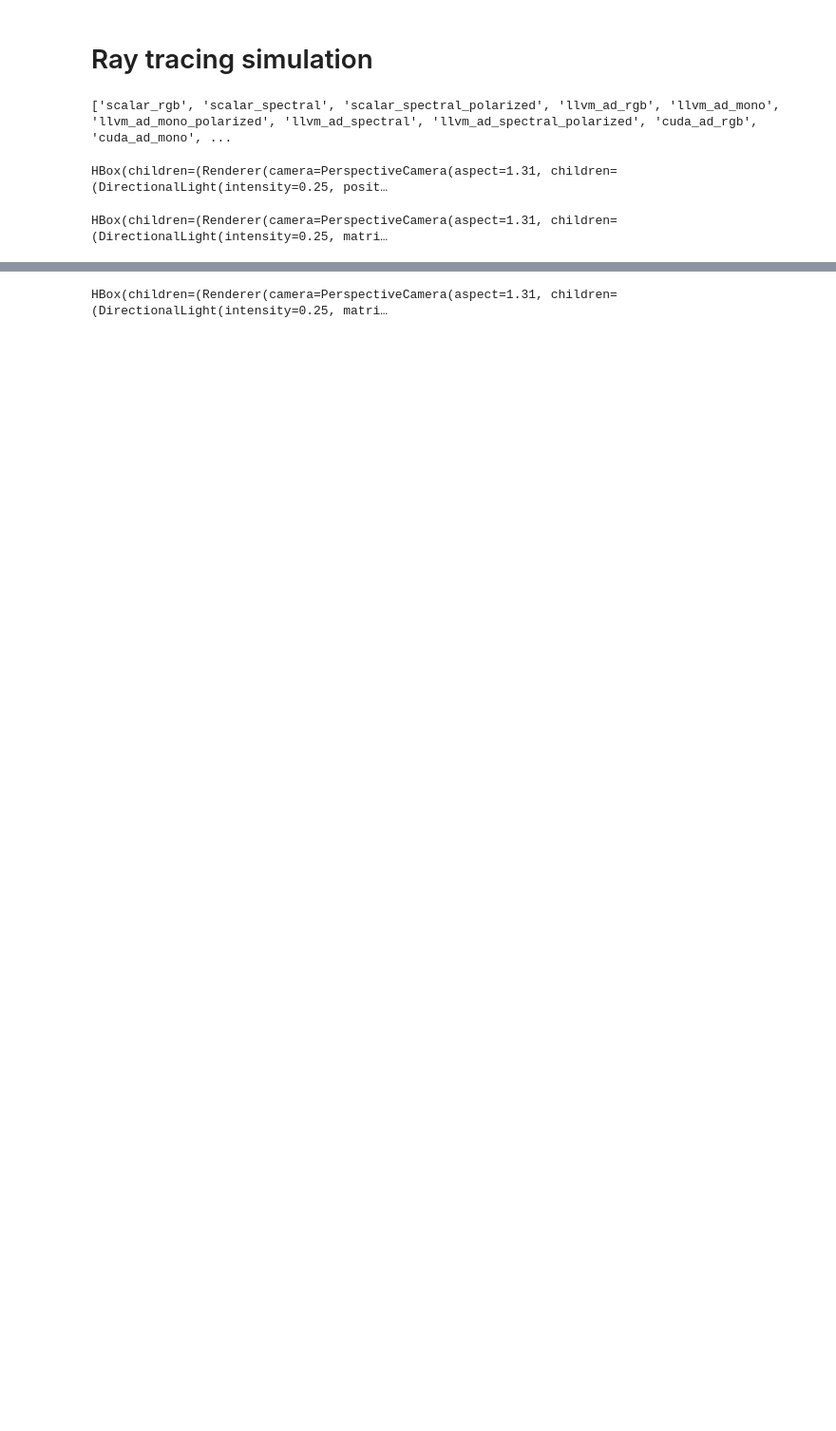
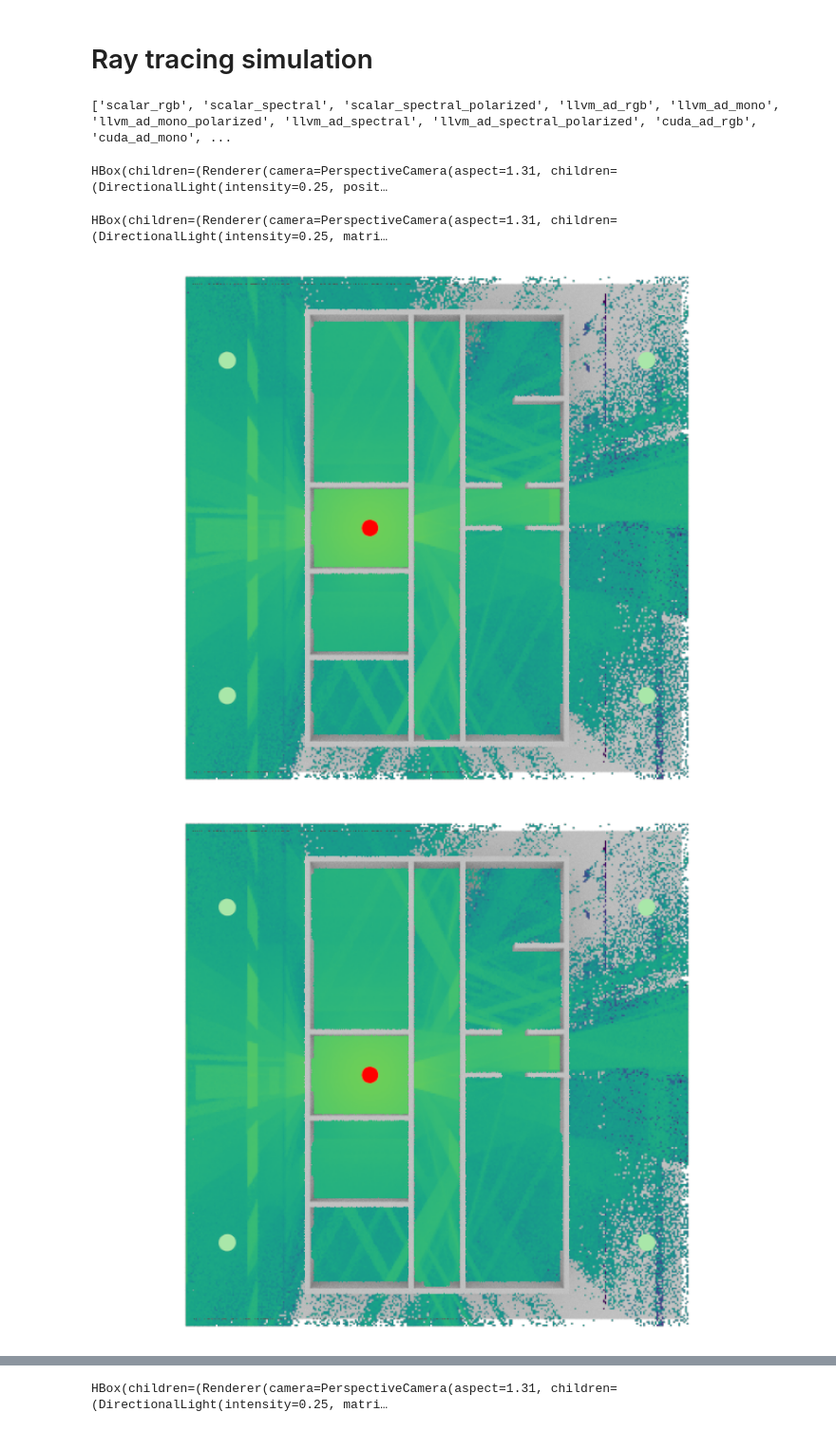
Before and after one commit to lraviart/RayTracing, a Jupyter notebook: WindowsReflexion.ipynb, the cells around one changed output, grey strips where cells are left out. Shown at 95% size. Cells and saved outputs as stored; diff of their text form; code cells hidden in the pictures; blank space fills up the shorter version.

```diff
--- a/WindowsReflexion.ipynb
+++ b/WindowsReflexion.ipynb
@@ -63,10 +64,18 @@ HBox(children=(Renderer(camera=PerspectiveCamera(aspect=1.31, children=(Directio
 rm_solver = RadioMapSolver()
 
 rm = rm_solver(scene=scene,
-               max_depth=5,
-               cell_size=[0.2,0.2],
+               max_depth=7,
+               cell_size=[0.1,0.1],
                samples_per_tx=10**8)
 # %%
 scene.preview(radio_map=rm)
 # %% [output]
 HBox(children=(Renderer(camera=PerspectiveCamera(aspect=1.31, children=(DirectionalLight(intensity=0.25, matri…
+# %%
+camera = Camera(position=[0,0,50],
+                look_at=[0,0,0])
+
+scene.render(camera=camera,radio_map=rm)
+# %% [output]
+[figure, added]
+[figure, added]
```
Also changed, not shown: parts of 17 cells of this notebook.
